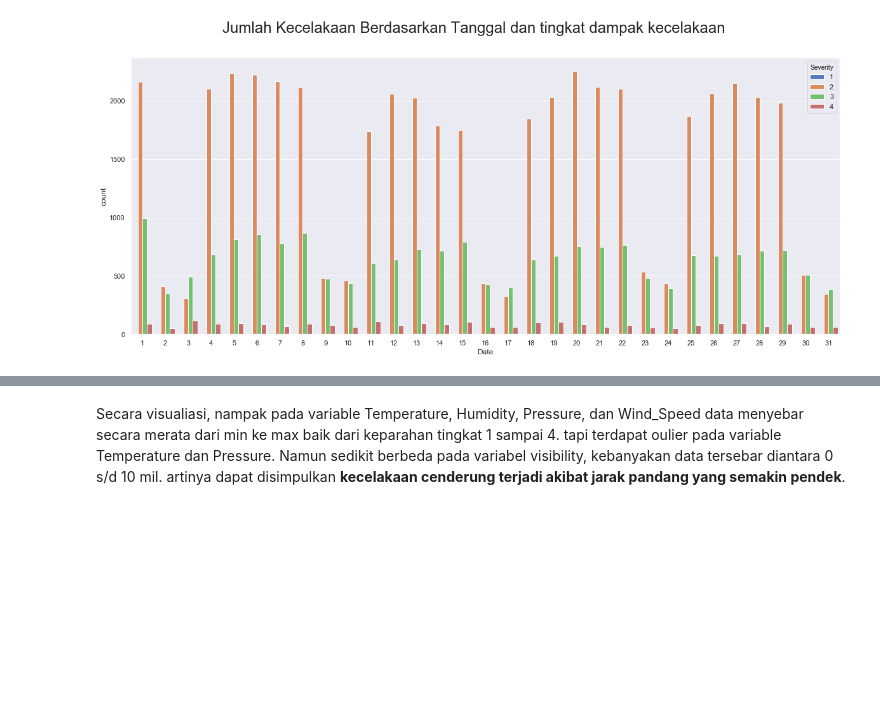
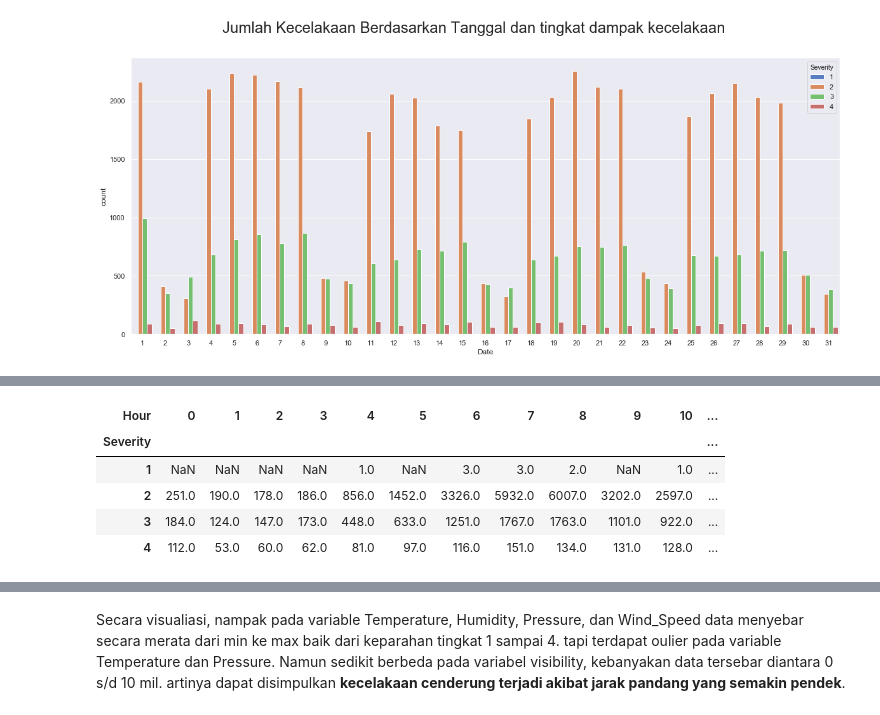
Before and after one commit to maftuhm/UAS-kapita-selekta-komputasi, a Jupyter notebook: UAS KAPITA SELEKTA KOMPUTASI.ipynb, the cells around one changed output, grey strips where cells are left out. Drawn from its saved outputs; the diff is of its cells as text; code cells hidden in the pictures; blank space fills up the shorter version.

```diff
--- a/UAS KAPITA SELEKTA KOMPUTASI.ipynb
+++ b/UAS KAPITA SELEKTA KOMPUTASI.ipynb
@@ -529,0 +512,9 @@ Jika dilihat dari dua grafik diatas, jumlah kecelakaan naik dan turun setiap min
+# %%
+data_waktu.groupby(["Severity", "Hour"]).size().unstack()
+# %% [output]
+| Hour | 0 | 1 | 2 | 3 | 4 | 5 | 6 | 7 | 8 | 9 | 10 | ... |
+| Severity |  |  |  |  |  |  |  |  |  |  |  | ... |
+| 1 | NaN | NaN | NaN | NaN | 1.0 | NaN | 3.0 | 3.0 | 2.0 | NaN | 1.0 | ... |
+| 2 | 251.0 | 190.0 | 178.0 | 186.0 | 856.0 | 1452.0 | 3326.0 | 5932.0 | 6007.0 | 3202.0 | 2597.0 | ... |
+| 3 | 184.0 | 124.0 | 147.0 | 173.0 | 448.0 | 633.0 | 1251.0 | 1767.0 | 1763.0 | 1101.0 | 922.0 | ... |
+| 4 | 112.0 | 53.0 | 60.0 | 62.0 | 81.0 | 97.0 | 116.0 | 151.0 | 134.0 | 131.0 | 128.0 | ... |
```
Also changed, not shown: parts of 29 cells of this notebook.
